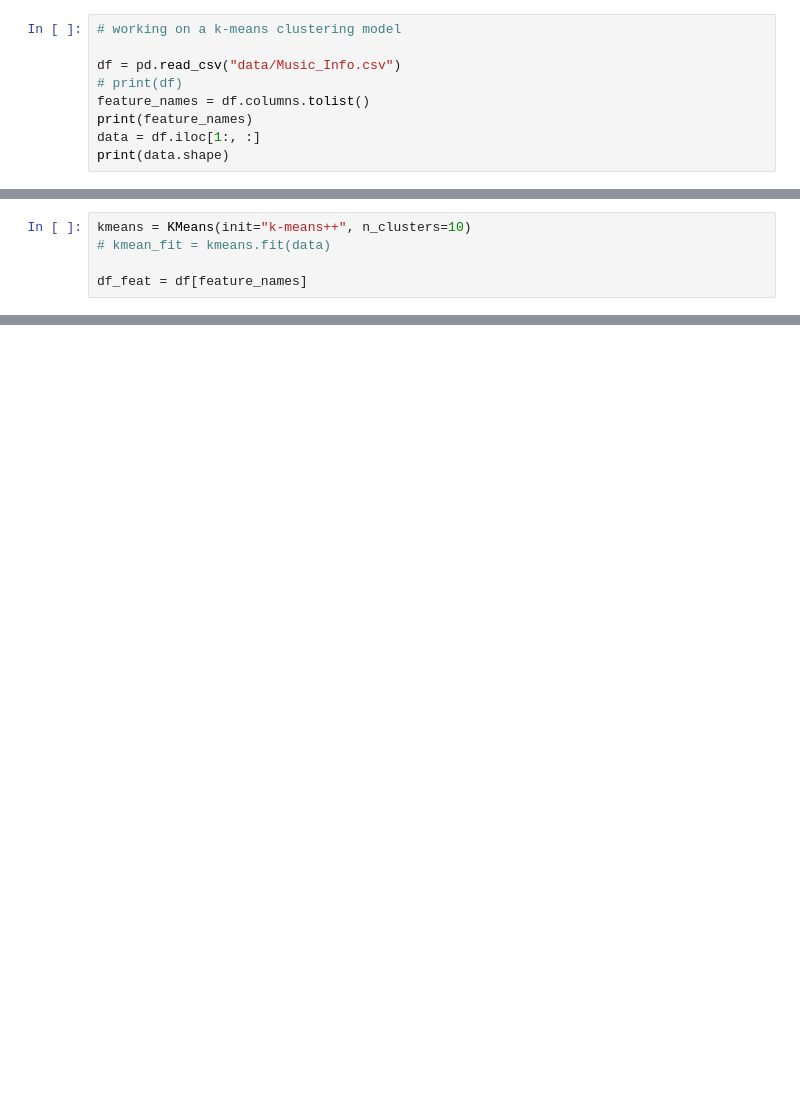
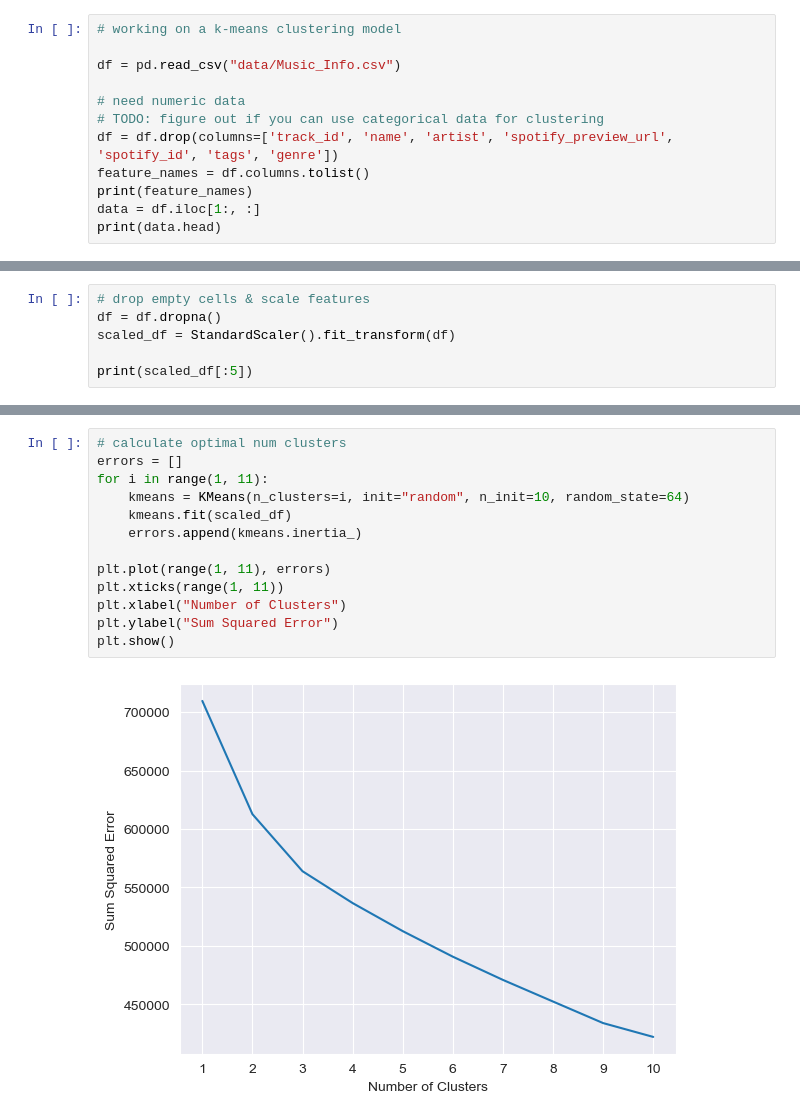
Before and after one commit to hdeyst/Music_Recommendation_Machine_Learning, a Jupyter notebook: clustering.ipynb, the cells around one changed output, grey strips where cells are left out. Cells and saved outputs as stored; diff of their text form; blank space fills up the shorter version.

Commit message:
trying to get clustering to work; need to graph results

```diff
--- a/clustering.ipynb
+++ b/clustering.ipynb
@@ -8,9 +9,12 @@ from sklearn.cluster import KMeans
 # working on a k-means clustering model
 
 df = pd.read_csv("data/Music_Info.csv")
-# print(df)
+
+# need numeric data
+# TODO: figure out if you can use categorical data for clustering
+df = df.drop(columns=['track_id', 'name', 'artist', 'spotify_preview_url', 'spotify_id', 'tags', 'genre'])
 feature_names = df.columns.tolist()
 print(feature_names)
 data = df.iloc[1:, :]
-print(data.shape)
+print(data.head)
 # %% [output]
@@ -25,5 +37,0 @@ plt.show()
-# %%
-kmeans = KMeans(init="k-means++", n_clusters=10)
-# kmean_fit = kmeans.fit(data)
-
-df_feat = df[feature_names]
@@ -36,0 +38,6 @@ df_feat = df[feature_names]
+# %%
+# drop empty cells & scale features
+df = df.dropna()
+scaled_df = StandardScaler().fit_transform(df)
+
+print(scaled_df[:5])
@@ -36,0 +60,15 @@ df_feat = df[feature_names]
+# %%
+# calculate optimal num clusters
+errors = []
+for i in range(1, 11):
+    kmeans = KMeans(n_clusters=i, init="random", n_init=10, random_state=64)
+    kmeans.fit(scaled_df)
+    errors.append(kmeans.inertia_)
+
+plt.plot(range(1, 11), errors)
+plt.xticks(range(1, 11))
+plt.xlabel("Number of Clusters")
+plt.ylabel("Sum Squared Error")
+plt.show()
+# %% [output]
+[figure, added]
```
Also changed, not shown: parts of 7 cells of this notebook.
